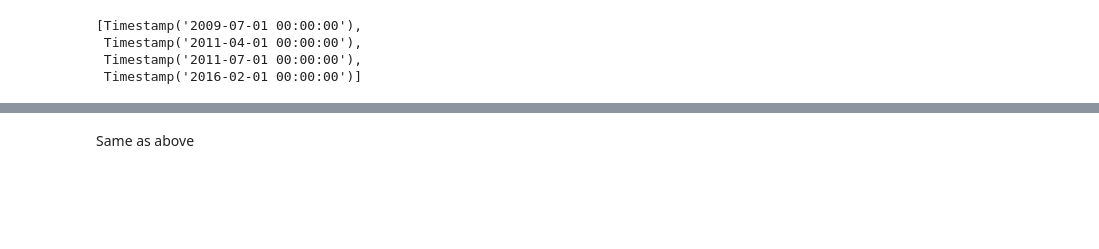
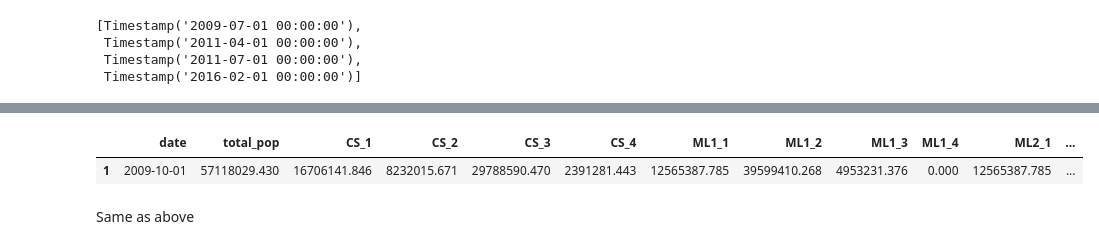
Before and after one commit to OCHA-DAP/pa-aa-food-insecurity, a Jupyter notebook: ethiopia/simplification_ethiopia-fewsnet-analysis.ipynb, the cells around one changed output, grey strips where cells are left out. Drawn from its saved outputs; the diff is of its cells as text; code cells hidden in the pictures; blank space fills up the shorter version.

```diff
--- a/ethiopia/simplification_ethiopia-fewsnet-analysis.ipynb
+++ b/ethiopia/simplification_ethiopia-fewsnet-analysis.ipynb
@@ -452,6 +443,12 @@ df_national[df_national.date=="2017-6"]
 # %% [output]
 |  | date | total_pop | CS_1 | CS_2 | CS_3 | CS_4 | ML1_1 | ML1_2 | ML1_3 | ML1_4 | ML2_1 | ... |
 | 29 | 2017-06-01 | 77590746.000 | 41631417.000 | 26795615.000 | 7571172.000 | 1592542.000 | 41631417.000 | 23474610.000 | 10892177.000 | 1592542.000 | 57441346.000 | ... |
+# %%
+#checking if 2017-6 reached the requirements. But according to this data it didn't
+df_national[df_national.date=="2009-10"]
+# %% [output]
+|  | date | total_pop | CS_1 | CS_2 | CS_3 | CS_4 | ML1_1 | ML1_2 | ML1_3 | ML1_4 | ML2_1 | ... |
+| 1 | 2009-10-01 | 57118029.430 | 16706141.846 | 8232015.671 | 29788590.470 | 2391281.443 | 12565387.785 | 39599410.268 | 4953231.376 | 0.000 | 12565387.785 | ... |
 # %% [markdown]
 Same as above
 # %%
```
Also changed, not shown: parts of 4 cells of this notebook.
